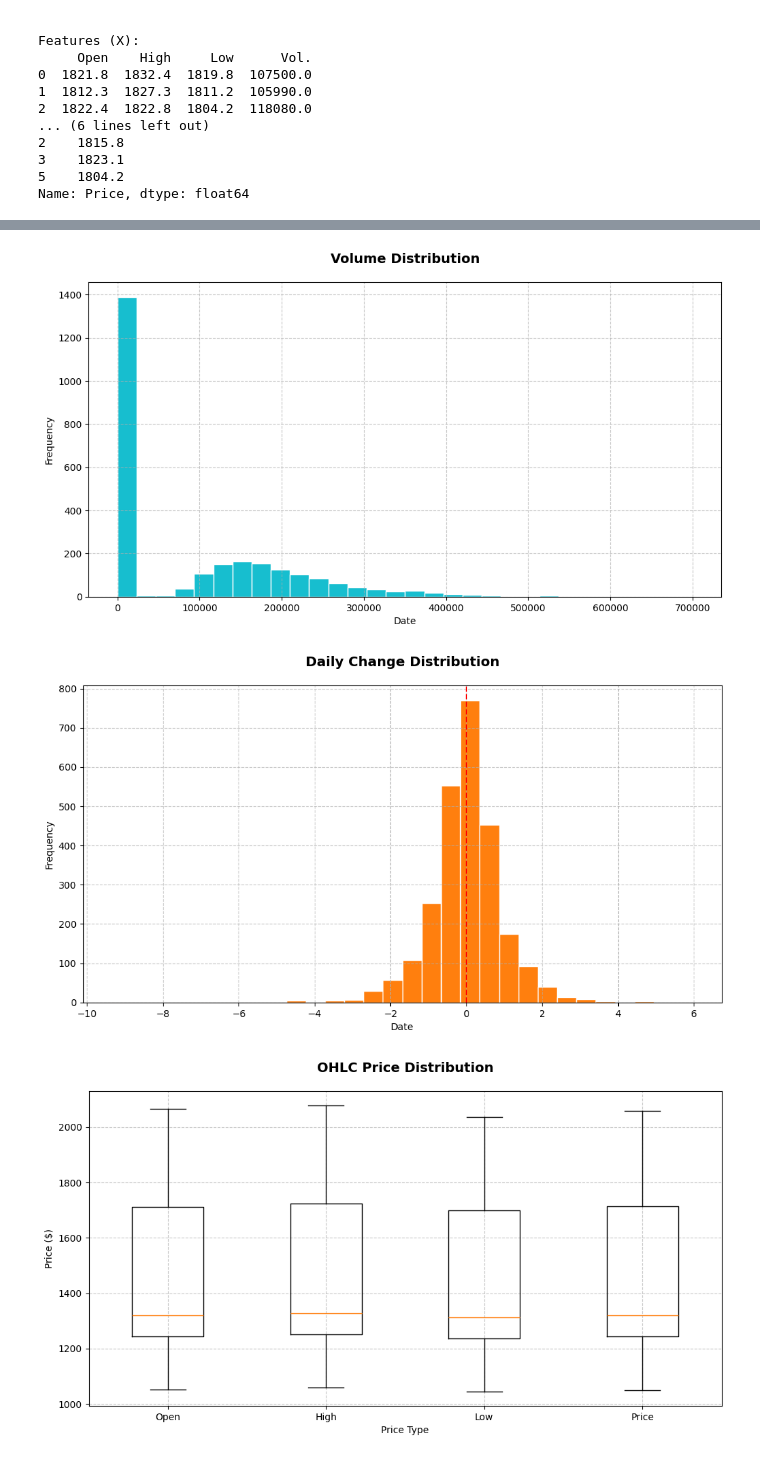
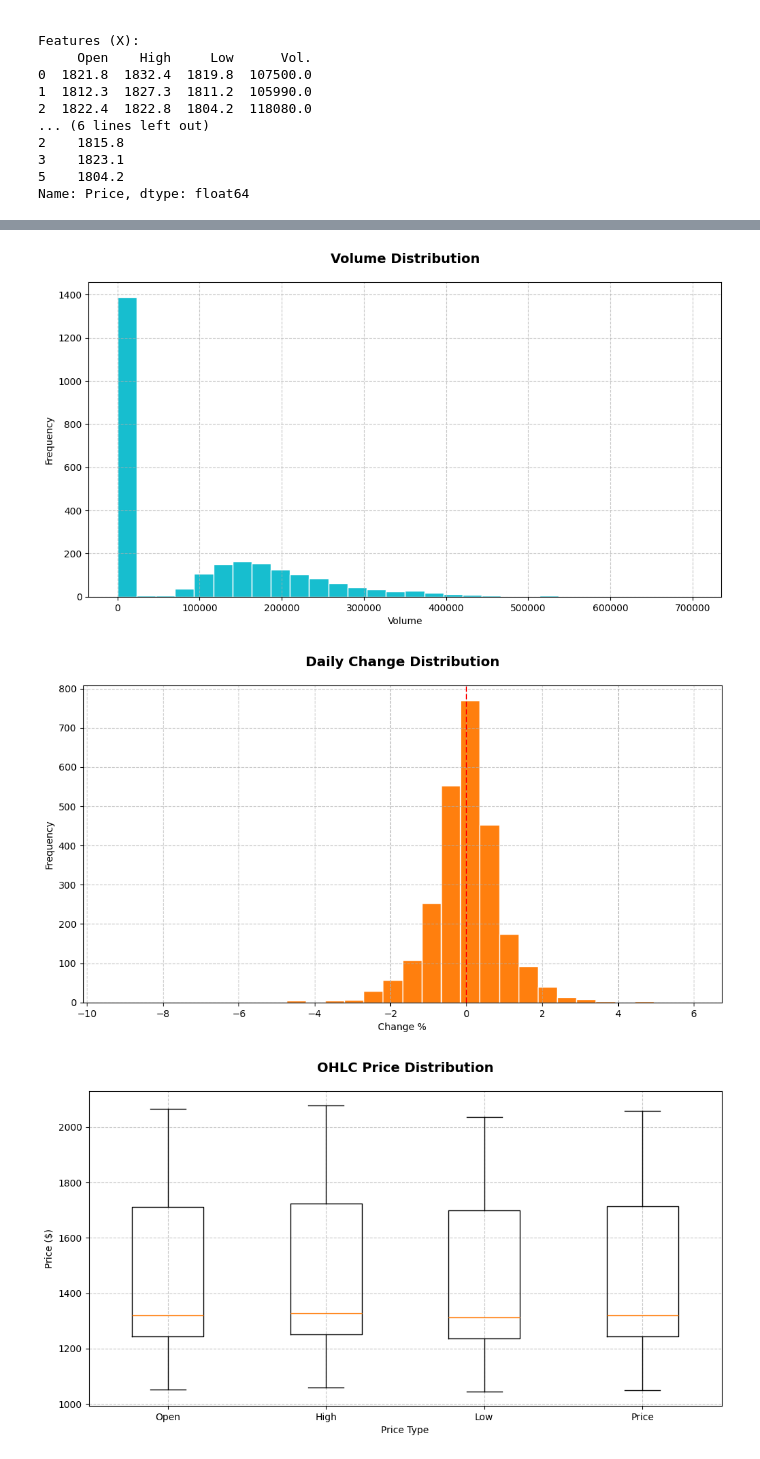
Before and after one commit to Ahmed-26/GoldPrice_Prediction, a Jupyter notebook: project.ipynb, the cells around one changed output, grey strips where cells are left out. Drawn from its saved outputs; the diff is of its cells as text; code cells hidden in the pictures.

```diff
--- a/project.ipynb
+++ b/project.ipynb
@@ -420,7 +420,7 @@ class Graphs:
     # KeyError Note: Uses 'Price', not 'Close'. Error occurs if 'Close' is referenced instead.
     def plot_price_distribution(self):
         """Histogram of closing prices (Univariate)"""
-        fig, ax = self._setup_plot("Price Distribution", ylabel="Frequency")
+        fig, ax = self._setup_plot("Price Distribution", xlabel="Price", ylabel="Frequency")
         ax.hist(self.data["Price"], bins=30, color="#1f77b4", edgecolor="white")
         self.figures.append(fig)
         return fig
@@ -434,7 +434,7 @@ class Graphs:
     #   - Stores figure in self.figures
     def plot_volume_distribution(self):
         """Histogram of trading volume (Univariate)"""
-        fig, ax = self._setup_plot("Volume Distribution", ylabel="Frequency")
+        fig, ax = self._setup_plot("Volume Distribution", xlabel="Volume" ,ylabel="Frequency")
         ax.hist(self.data["Vol."], bins=30, color="#17becf", edgecolor="white")
         self.figures.append(fig)
         return fig
@@ -449,7 +449,7 @@ class Graphs:
     #   - Stores figure in self.figures
     def plot_change_distribution(self):
         """Distribution of daily changes (Univariate)"""
-        fig, ax = self._setup_plot("Daily Change Distribution", ylabel="Frequency")
+        fig, ax = self._setup_plot("Daily Change Distribution",xlabel="Change %", ylabel="Frequency")
         ax.hist(self.data["Change %"], bins=30, color="#ff7f0e", edgecolor="white")
         ax.axvline(0, color="red", linestyle="--")
         self.figures.append(fig)
@@ -777,7 +777,7 @@ class Graphs:
     def save_all(self, prefix="financial_analysis"):
         """Save all generated figures"""
         for i, fig in enumerate(self.figures):
-            fig.savefig(f"{prefix}_{i}.png", bbox_inches="tight", dpi=300)
+            fig.savefig(f"images/{prefix}_{i}.png", bbox_inches="tight", dpi=300)
             plt.close(fig)
         print(f"Saved {len(self.figures)} plots to {prefix}_*.png")
         self.figures = []
@@ -1022,23 +1027,23 @@ Name: Price, dtype: float64
 # %%
 # Graphs Class
 # Load your dataset
-data = pd.read_csv("Gold_Price.csv")
+data = pd.read_csv("data/Gold_Price.csv")
 
 # Initialize Graphs class with the prepared DataFrame
 viz = Graphs(data)
 
 # Generate and display all plots
 all_figs = viz.plot_all()
 plt.show()  # Display all plots
 
 # Optionally save all plots to files
 viz.save_all(prefix="stock_analysis")
 # %% [output]
 Generating Univariate Analysis Plots...
 Generating Bivariate Analysis Plots...
 [figure]
 [figure]
-[figure, old version]
+[figure, new version]
 [figure]
 [figure]
 [figure]
```
Also changed, not shown: parts of 4 cells of this notebook, 25 other files.
